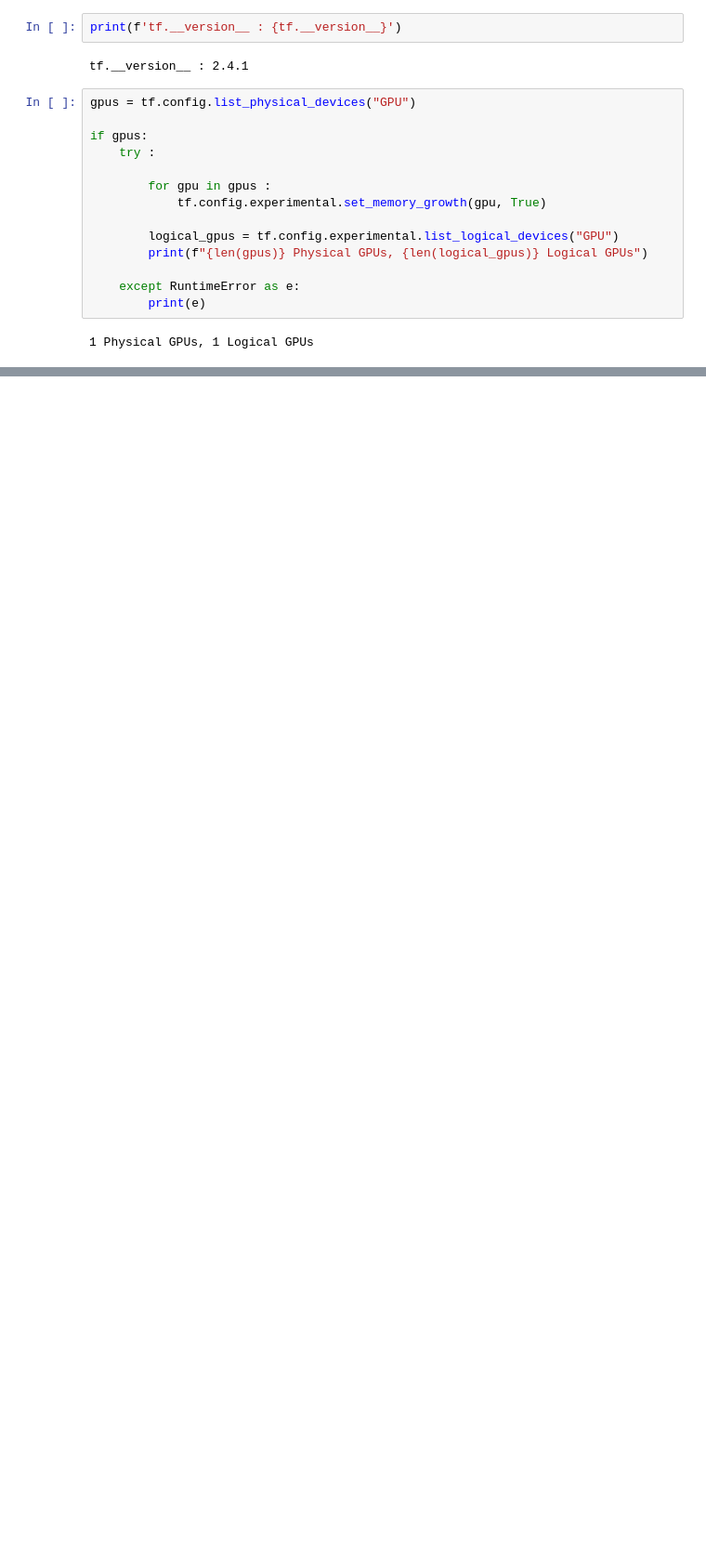
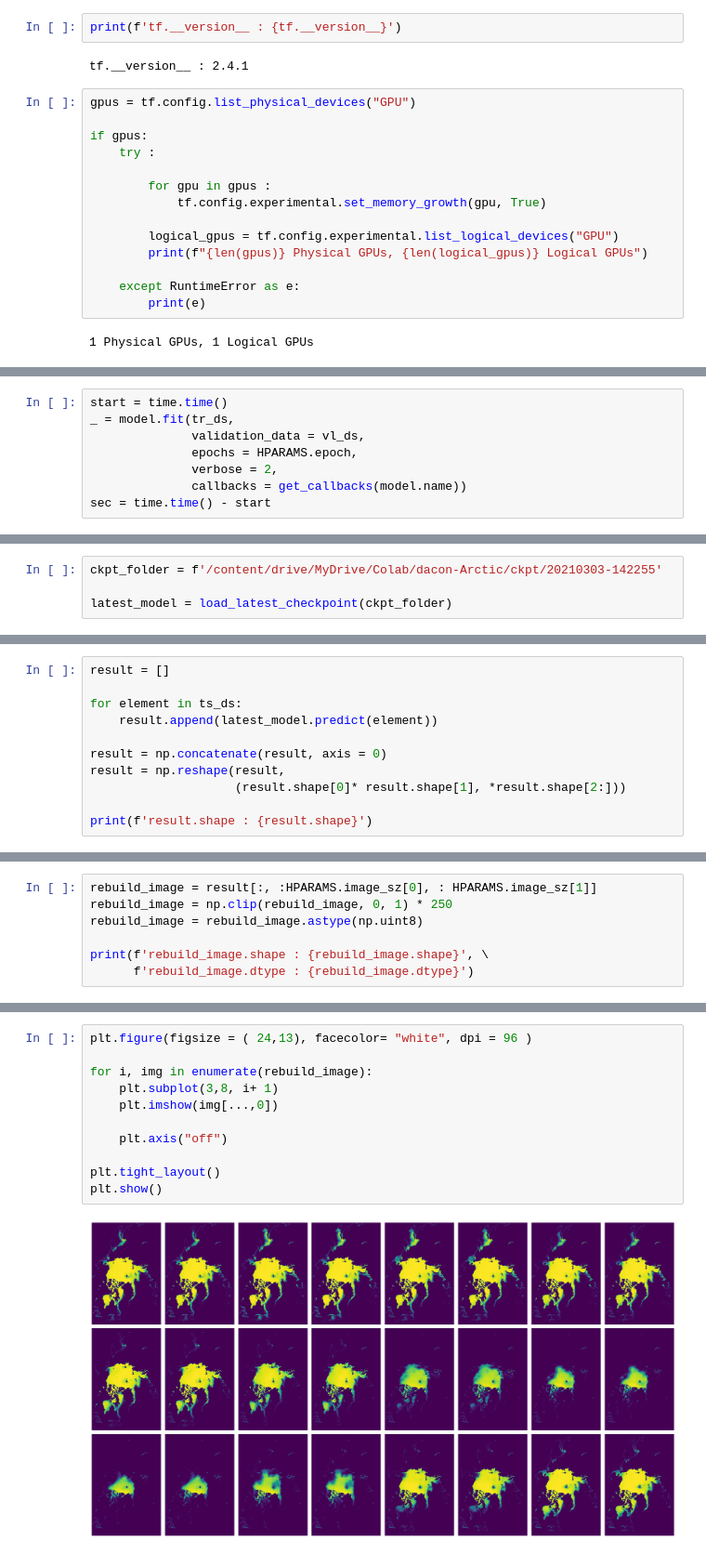
Before and after one commit to imji0319/new_python, a Jupyter notebook: DACON/Arctic/shardcode.ipynb, the cells around one changed output, grey strips where cells are left out. Shown: that part at 93% size. Drawn from its saved outputs; the diff is of its cells as text; blank space fills up the shorter version.

Commit message:
Colaboratory를 통해 생성됨

```diff
--- a/DACON/Arctic/shardcode.ipynb
+++ b/DACON/Arctic/shardcode.ipynb
@@ -61,0 +526,8 @@ Wed Mar  3 11:23:21 2021
+# %%
+start = time.time()
+_ = model.fit(tr_ds,
+              validation_data = vl_ds,
+              epochs = HPARAMS.epoch,
+              verbose = 2,
+              callbacks = get_callbacks(model.name))
+sec = time.time() - start
@@ -61,0 +573,4 @@ Wed Mar  3 11:23:21 2021
+# %%
+ckpt_folder = f'/content/drive/MyDrive/Colab/dacon-Arctic/ckpt/20210303-142255'
+
+latest_model = load_latest_checkpoint(ckpt_folder)
@@ -61,0 +580,11 @@ Wed Mar  3 11:23:21 2021
+# %%
+result = []
+
+for element in ts_ds:
+    result.append(latest_model.predict(element))
+
+result = np.concatenate(result, axis = 0)
+result = np.reshape(result,
+                    (result.shape[0]* result.shape[1], *result.shape[2:]))
+
+print(f'result.shape : {result.shape}')
@@ -61,0 +593,7 @@ Wed Mar  3 11:23:21 2021
+# %%
+rebuild_image = result[:, :HPARAMS.image_sz[0], : HPARAMS.image_sz[1]]
+rebuild_image = np.clip(rebuild_image, 0, 1) * 250
+rebuild_image = rebuild_image.astype(np.uint8)
+
+print(f'rebuild_image.shape : {rebuild_image.shape}', \
+      f'rebuild_image.dtype : {rebuild_image.dtype}')
@@ -61,0 +602,13 @@ Wed Mar  3 11:23:21 2021
+# %%
+plt.figure(figsize = ( 24,13), facecolor= "white", dpi = 96 )
+
+for i, img in enumerate(rebuild_image):
+    plt.subplot(3,8, i+ 1)
+    plt.imshow(img[...,0])
+
+    plt.axis("off")
+
+plt.tight_layout()
+plt.show()
+# %% [output]
+[figure, added]
```
Also changed, not shown: parts of 54 cells of this notebook.
